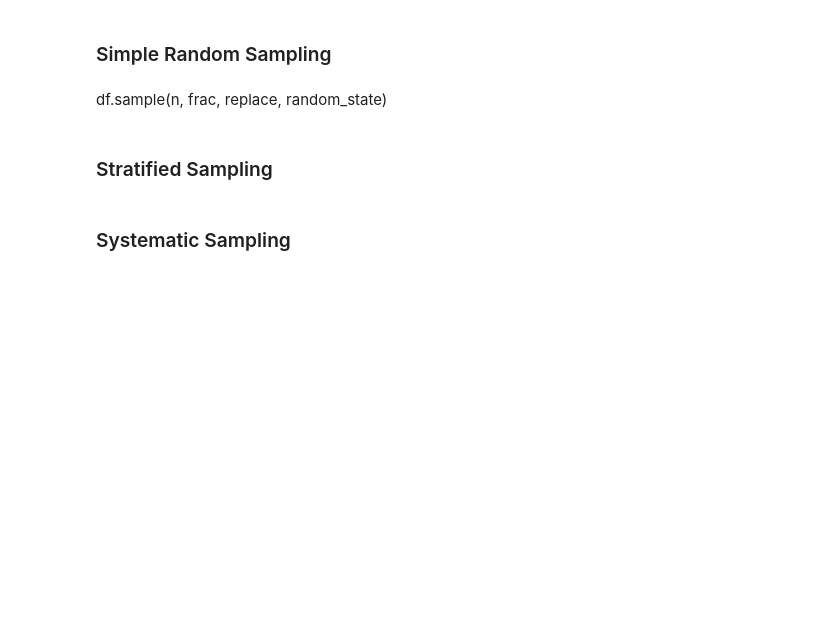
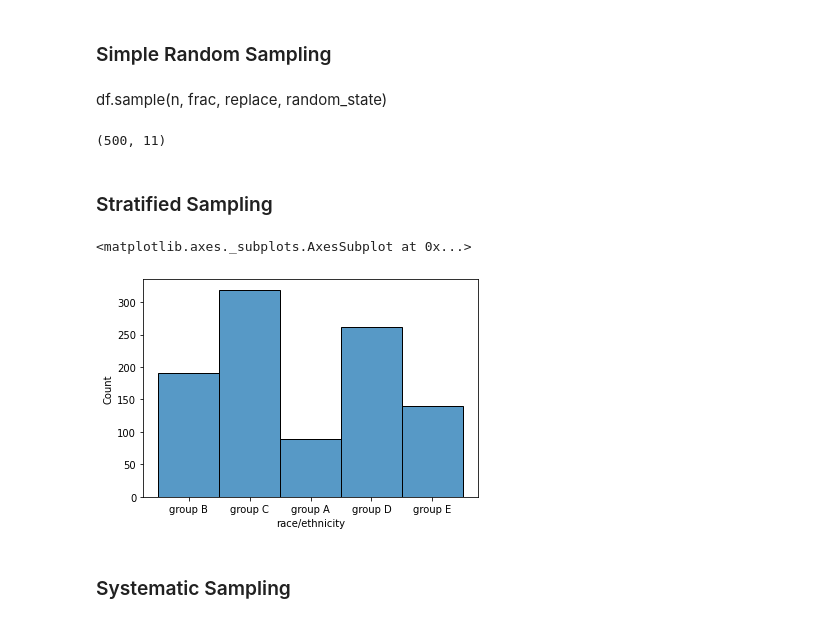
Before and after one commit to dayanandv/Data-Science, a Jupyter notebook: Descriptive_Statistics.ipynb, the cells around one changed output. Saved outputs shown, nothing was run; the diff lists cells and outputs as text; code cells hidden in the pictures; blank space fills up the shorter version.

```diff
--- a/Descriptive_Statistics.ipynb
+++ b/Descriptive_Statistics.ipynb
@@ -15,2 +24,14 @@ df.sample(n, frac, replace, random_state)
+# %%
+d1.shape
+# %% [output]
+(500, 11)
 # %% [markdown]
 ### Stratified Sampling
+# %%
+d2 = pd.read_csv('https://raw.githubusercontent.com/dayanandv/Data-Science/main/dataset/StudentsPerformance.csv')
+d2.head()
+# %%
+sns.histplot(d2['race/ethnicity'])
+# %% [output]
+<matplotlib.axes._subplots.AxesSubplot at 0x...>
+[figure, added]
```
Also changed, not shown: parts of 26 cells of this notebook.
